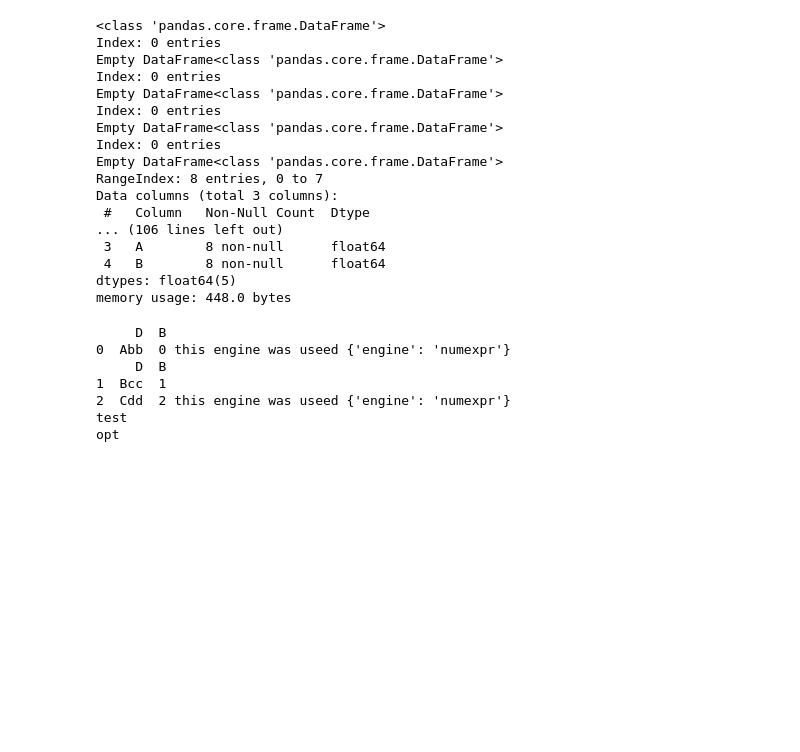
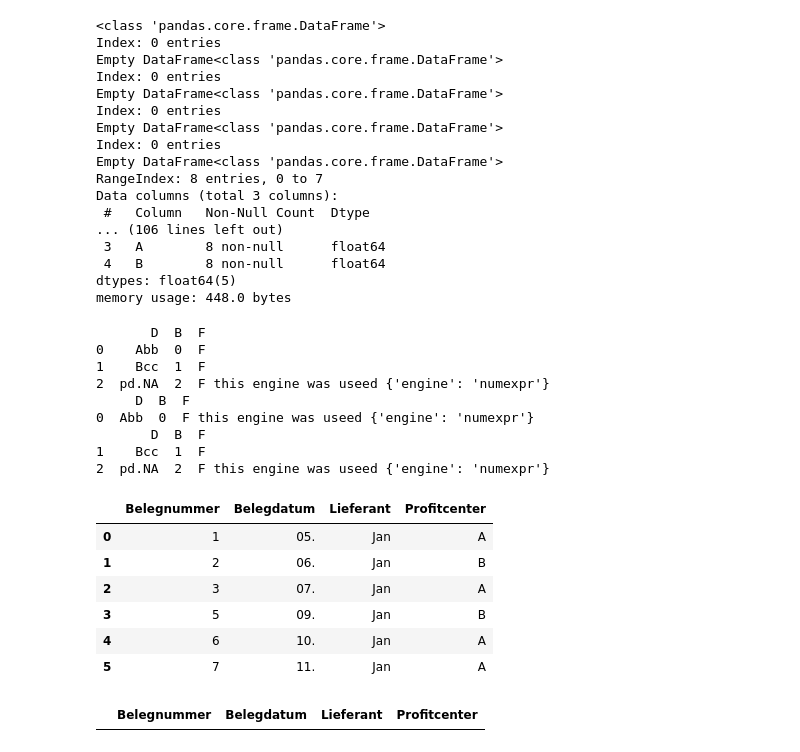
Before and after one commit to oilyshelf/AutomaModela, a Jupyter notebook: Notebooks/bpmn.ipynb, the cells around one changed output. Cells and saved outputs as stored; diff of their text form; code cells hidden in the pictures; blank space fills up the shorter version.

```diff
--- a/Notebooks/bpmn.ipynb
+++ b/Notebooks/bpmn.ipynb
@@ -152,11 +152,12 @@ from typing import List
 import re
 class FunctionParser():
     def __init__(self):
-        self.regex_base = re.compile(r'(\w+)(\([$a-zA-Z0-9_:\[\]=, "".;]*\))')
+        self.regex_base = re.compile(r'(\w+)(\([$a-zA-Z0-9_:\[\]=, "".;<>`!?()]*\))')
         self.regex_empty_brackets = re.compile(r"(\(\s*\))")
         self.regex_string = re.compile(r'("[\w\d\s.?!,]*")+')
         self.regex_int = re.compile(r"(\d*)")
         self.regex_float = re.compile(r'(\d*\.\d*)')
+        self.regex_opt = re.compile(r'([\w\d]+[\s]*)=([\s]*[\w\d".]+)')
 
     def determine_par_type(self, parameter:str)->dict:
         if self.regex_string.fullmatch(parameter) is not None:
@@ -165,6 +166,9 @@ class FunctionParser():
             return {"parameter":float(parameter), "type":"float", "string":parameter}
         elif self.regex_int.fullmatch(parameter) is not None:
             return {"parameter":int(parameter), "type":"int", "string":parameter}
+        elif self.regex_opt.fullmatch(parameter) is not None:
+            parts = [s.strip() for s in  parameter.split("=")]
+            return {**self.determine_par_type(parts[-1]), "optional":True, "opt_name":parts[0]}
         else:
             return {"parameter":None, "type":"not supported Datatype", "string":parameter}
 
@@ -187,6 +191,13 @@ class FunctionParser():
         else:
             return None
 
+    def optional_mapper(self, list_of:List[dict])->dict:
+        res = {}
+        for entry in list_of:
+            if entry.get("optional", False):
+                res[entry.get("opt_name")] = entry.get("parameter")
+        return res
+
 
 fp = FunctionParser()
 
@@ -197,7 +208,8 @@ strings = ['loadExcel("test.xlsx")',
           "addColumn",
           "test(1,2",
           'addColumne("no_name"; 2.2)',
-          'test("hi"; 2.2;2;"du bastard,")']
+          'test("hi"; 2.2;2;"du bastard,")',
+          'filter(A.notnull())']
 
 for s in strings:print(fp.parse(s))
 # %% [output]
@@ -597,7 +628,9 @@ Data columns (total 3 columns):
 dtypes: float64(5)
 memory usage: 448.0 bytes
 # %%
-df = pd.DataFrame({'D': ["Abb", "Bcc", "Cdd"], 'B': range(0,3)})
+df = pd.DataFrame({'D': ["Abb", "Bcc", "pd.NA"], 'B': range(0,3)})
+test = {"engine":"python"}
+df = df.eval(""" F = "F"  """, **test)
 
 def query(df:pd.DataFrame, q_string:str)->bool:
     engines = [{"engine":"numexpr"}, {"engine":"python"}]
@@ -611,19 +644,39 @@ def query(df:pd.DataFrame, q_string:str)->bool:
     return False
 
 
-l = ["D.str.startswith('A')","B>=1"]
+l = ["D.notnull()","D.str.startswith('A')","B>=1"]
 for s in l:
     query(df, s)
-
-
-
-def test(opt = "opt"):
-    print(opt)
 # %% [output]
-     D  B
-0  Abb  0 this engine was useed {'engine': 'numexpr'}
-     D  B
-1  Bcc  1
-2  Cdd  2 this engine was useed {'engine': 'numexpr'}
-test
-opt
+       D  B  F
+0    Abb  0  F
+1    Bcc  1  F
+2  pd.NA  2  F this engine was useed {'engine': 'numexpr'}
+     D  B  F
+0  Abb  0  F this engine was useed {'engine': 'numexpr'}
+       D  B  F
+1    Bcc  1  F
+2  pd.NA  2  F this engine was useed {'engine': 'numexpr'}
+# %%
+table = """Belegnummer Belegdatum Lieferant Profitcenter
+1 05. Jan A P1
+2 06. Jan B P3
+3 07. Jan A P1
+5 09. Jan B P2
+6 10. Jan A P3
+7 11. Jan A P2"""
+
+
+
+data =  {entry:[s.split(" ")[key] for s in table.split("\n")[1:]] for key, entry in enumerate(table.split("\n")[0].split(" "))}
+df = pd.DataFrame(data)
+s = SaveExcelStrategy("beispiel.xlsx", sheetname = "Tabelle1")
+s.transform(df)
+# %% [output]
+|  | Belegnummer | Belegdatum | Lieferant | Profitcenter |
+| 0 | 1 | 05. | Jan | A |
+| 1 | 2 | 06. | Jan | B |
+| 2 | 3 | 07. | Jan | A |
+| 3 | 5 | 09. | Jan | B |
+| 4 | 6 | 10. | Jan | A |
+| 5 | 7 | 11. | Jan | A |
@@ -629,0 +694,4 @@ opt
+# %%
+pd.DataFrame(columns=df.columns)
+# %% [output]
+|  | Belegnummer | Belegdatum | Lieferant | Profitcenter |
```
Also changed, not shown: parts of 7 cells of this notebook, 12 other files.
